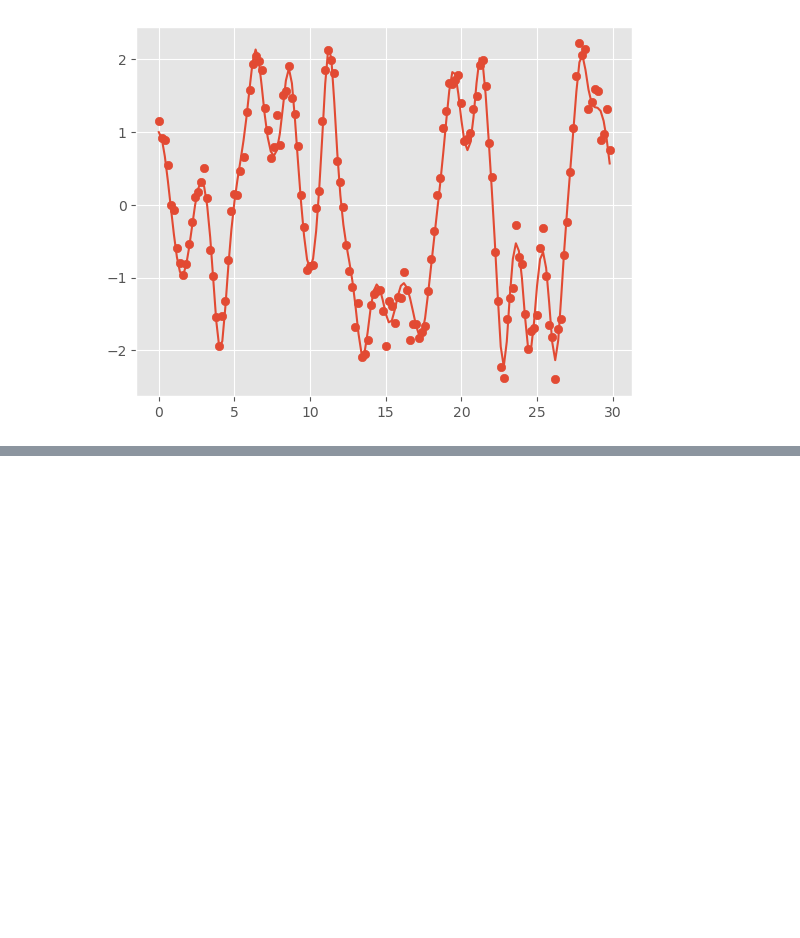
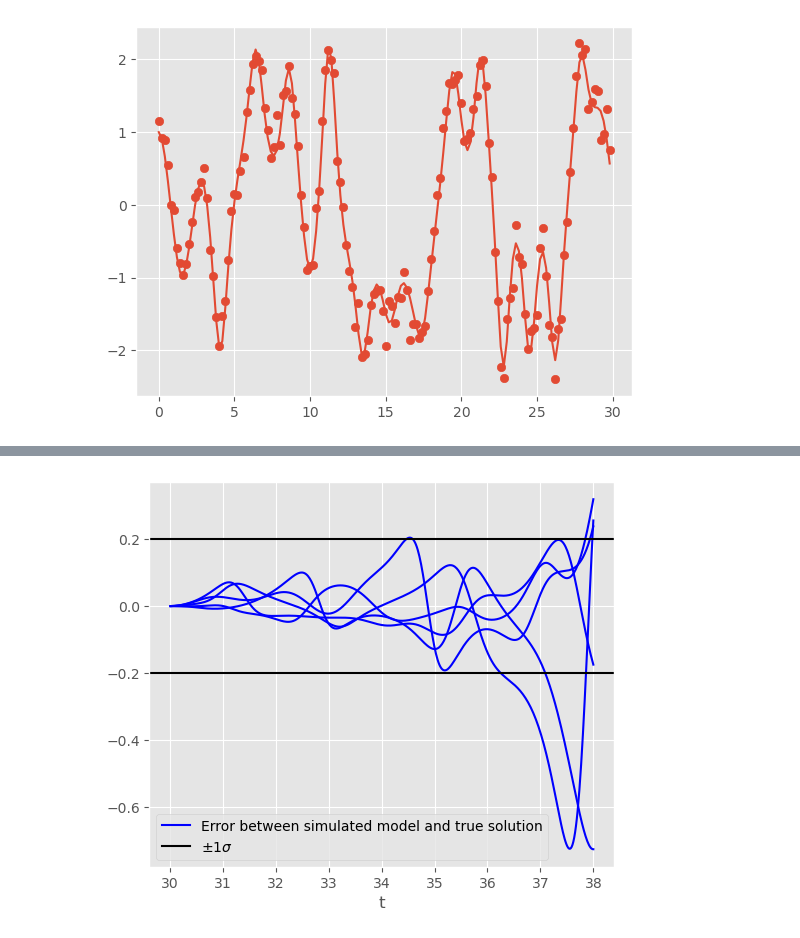
Before and after one commit to AHsu98/jsindy, a Jupyter notebook: paper-examples/higher-order/coupled_duffing.ipynb, the cells around one changed output, grey strips where cells are left out. Saved outputs shown, nothing was run; the diff lists cells and outputs as text; code cells hidden in the pictures; blank space fills up the shorter version.

```diff
--- a/paper-examples/higher-order/coupled_duffing.ipynb
+++ b/paper-examples/higher-order/coupled_duffing.ipynb
@@ -273,0 +304,19 @@ plt.show()
+# %%
+plt.figure(figsize=(6,5))
+t_extend = jnp.linspace(t_train[-1],38,500)
+
+x_true_extend = jax.vmap(lambda t:sol.evaluate(t)[:,0])(t_extend)
+x_sim_extend = jax.vmap(lambda t:model_sol.evaluate(t)[:,0])(t_extend)
+
+for dim in range(5):
+	if dim ==0:
+		plt.plot(t_extend,x_true_extend[:,dim]-x_sim_extend[:,dim],c='blue',label = "Error between simulated model and true solution")
+	else:
+		plt.plot(t_extend,x_true_extend[:,dim]-x_sim_extend[:,dim],c='blue')
+plt.axhline(noise_sigma,c='black',label = r"$\pm 1 \sigma$")
+plt.axhline(-noise_sigma,c='black')
+plt.xlabel('t')
+plt.legend(loc = 'lower left')
+plt.savefig("figures_coupled_duffing/cduff_pred_error.pdf")
+# %% [output]
+[figure, added]
```
Also changed, not shown: parts of 14 cells of this notebook, 4 other files.
